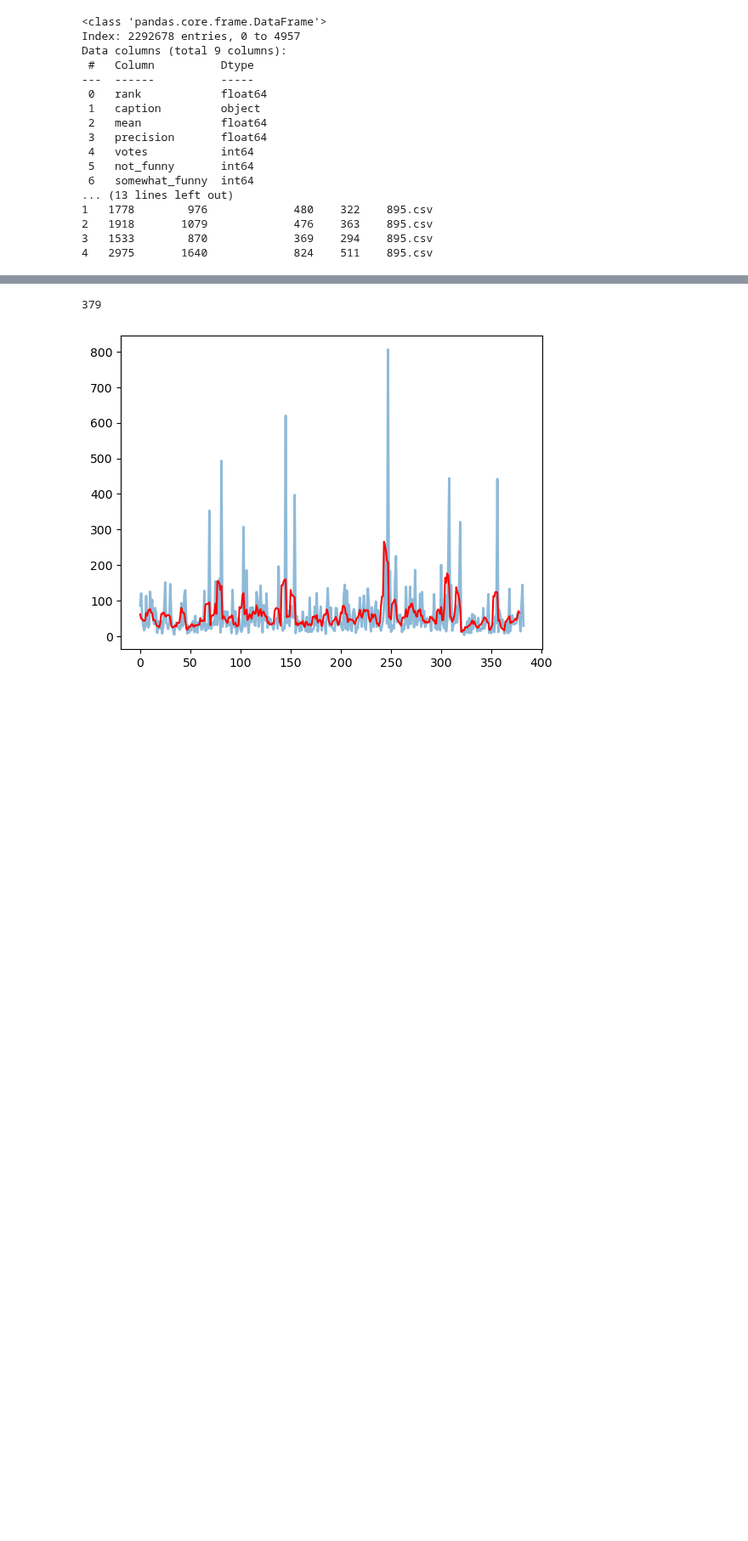
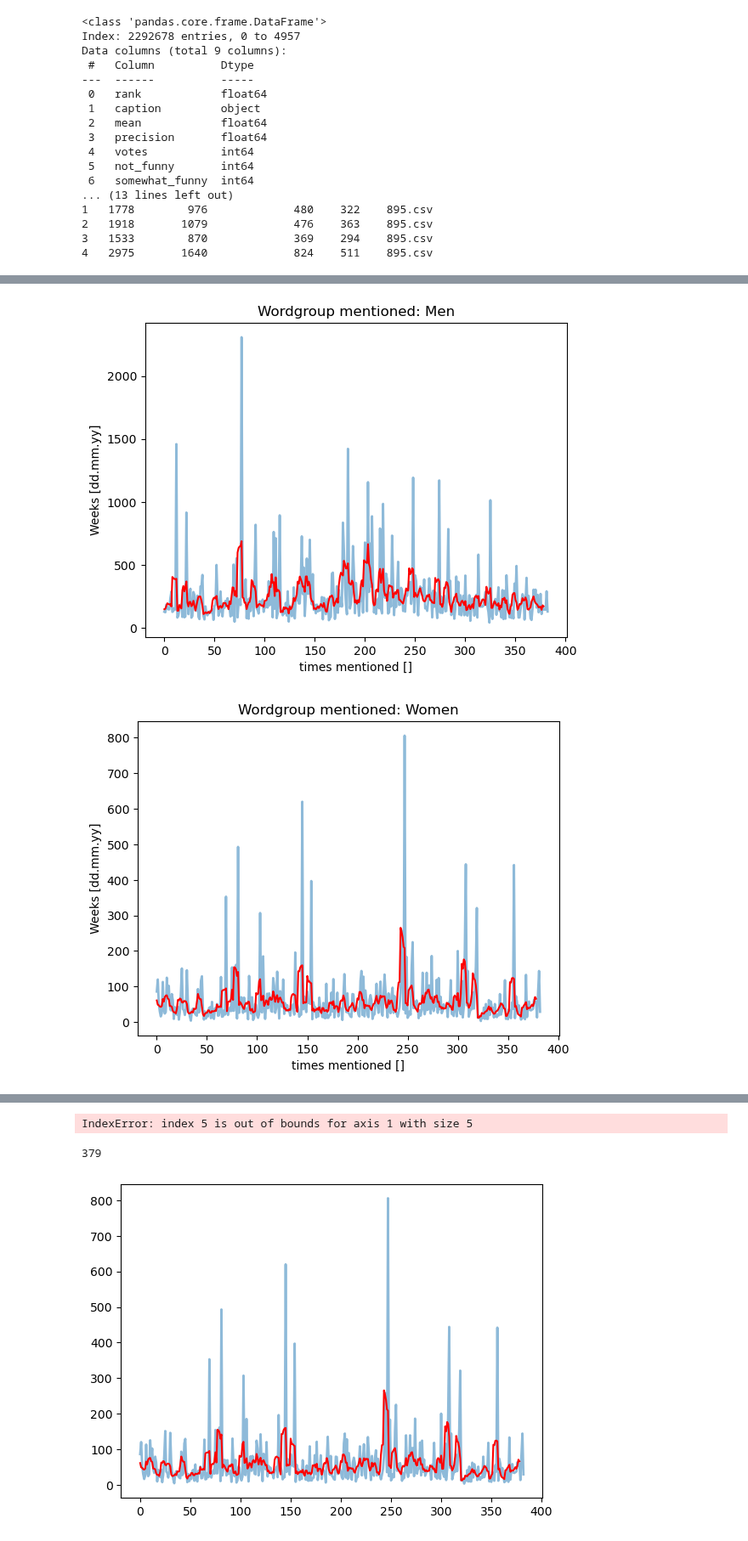
Before and after one commit to epfl-ada/ada-2025-project-data_dinosaur, a Jupyter notebook: load_csv.ipynb, the cells around one changed output, grey strips where cells are left out. Shown at 85% size. Drawn from its saved outputs; the diff is of its cells as text; code cells hidden in the pictures; blank space fills up the shorter version.

Commit message:
more error correction

```diff
--- a/load_csv.ipynb
+++ b/load_csv.ipynb
@@ -153,21 +167,23 @@ print(all_counts)
 # %%
 coutdict = {
+  "women_count": "women",
+  "men": "men|boy|father|husband|sir",
   "women": "women|girl|mother|wife",
-  "men": "men|boy|father|husband",
   "dino": "dino|rex",
   "witch": "witch|enchantress",
-  "trump": "trump|donald|president",
-  "women_count": "women"
+  "trump": "trump|donald|president"
+
 }
 
 ###Analyse the mentions over time
 
 #find all IDs:
 ids = np.array(df['contest_id'].copy().drop_duplicates())
-all_counts = []
+counts_per_contest = []
 
 for i in range(len(ids)-1):
     df_ID = df[df['contest_id'] == str(ids[i])]
-    all_counts.append(do_counts(df_ID['caption'].copy(), coutdict))
-print(all_counts)
+    counts_per_contest.append(do_counts(df_ID['caption'].copy(), coutdict))
+counts_per_contest = np.array(counts_per_contest)
+print(counts_per_contest)
 # %% [output]
@@ -174,0 +197,6 @@ print(all_counts)
+# %%
+df_counts = pd.DataFrame(counts_per_contest, columns=["w", "Men", "Women", "Dino", "Witch", "Trump"])
+
+df_counts["Men"] = df_counts["Men"]-df_counts["w"]
+df_counts = df_counts.drop(["w"], axis=1)
+df_counts.head(5)
@@ -174,0 +228,21 @@ print(all_counts)
+# %%
+def moving_average(a, n=3):
+    ret = np.cumsum(a, dtype=float)
+    ret[n:] = ret[n:] - ret[:-n]
+    return ret[n - 1:] / n
+
+c = np.array(df_counts)
+words = ["Men", "Women", "Dino", "Witch", "Trump"]
+
+for i in range(0,len(c[:,0])-1):
+    Y1 = c[:,i]
+    Y2 = moving_average(Y1, 5)
+    plt.plot(np.arange(len(Y1)), Y1,linestyle='-', linewidth=2,alpha=.5)
+    plt.plot(np.arange(len(Y2)), Y2,color='r')
+    plt.title('Wordgroup mentioned: '+words[i])
+    plt.ylabel('Weeks [dd.mm.yy]')
+    plt.xlabel('times mentioned []')
+    plt.show()
+# %% [output]
+[figure, added]
+[figure, added]
@@ -175,3 +252,4 @@ print(all_counts)
+IndexError: index 5 is out of bounds for axis 1 with size 5
 # %%
 
 men_women_count = np.array(all_counts)
```
Also changed, not shown: parts of 13 cells of this notebook.
